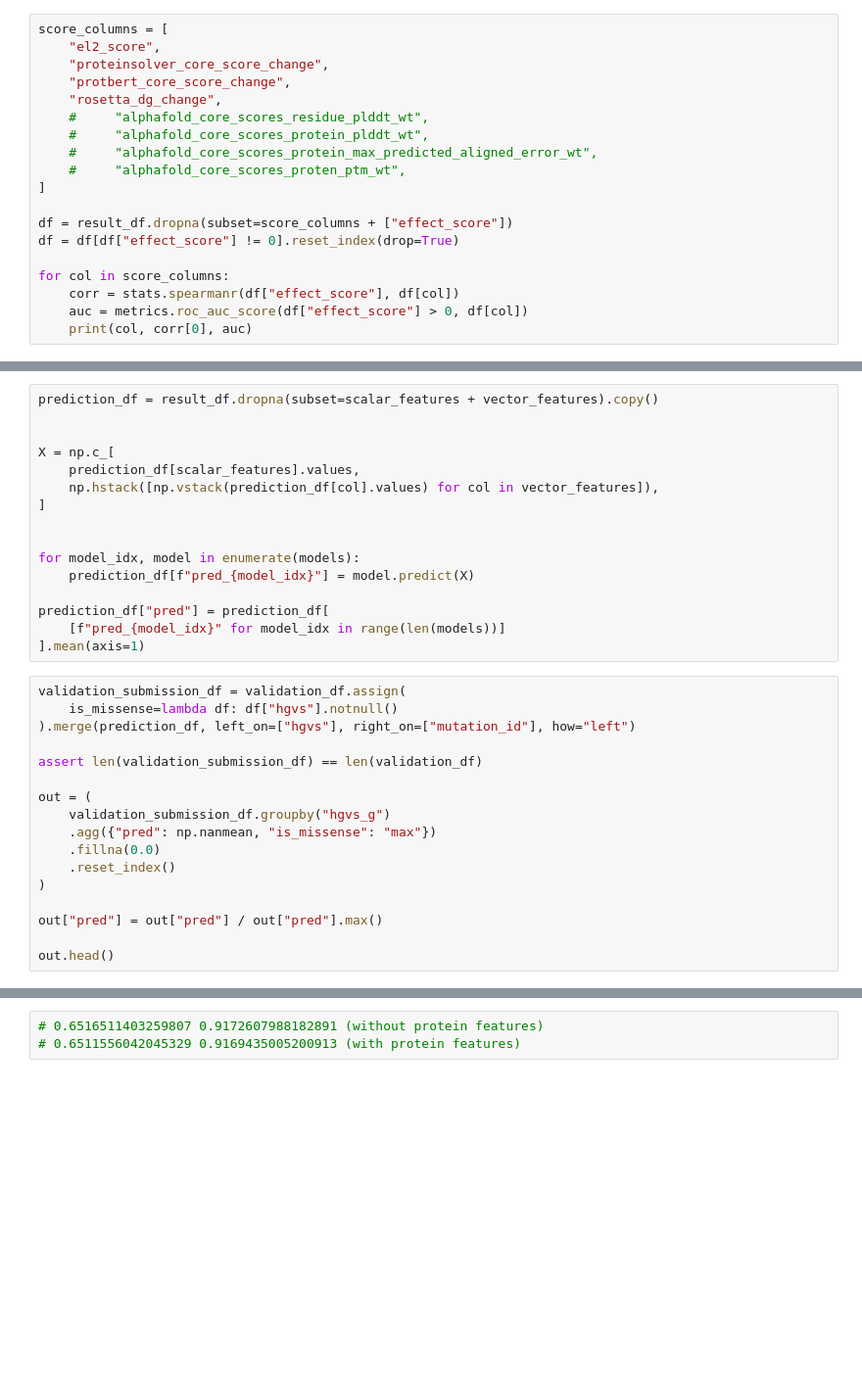
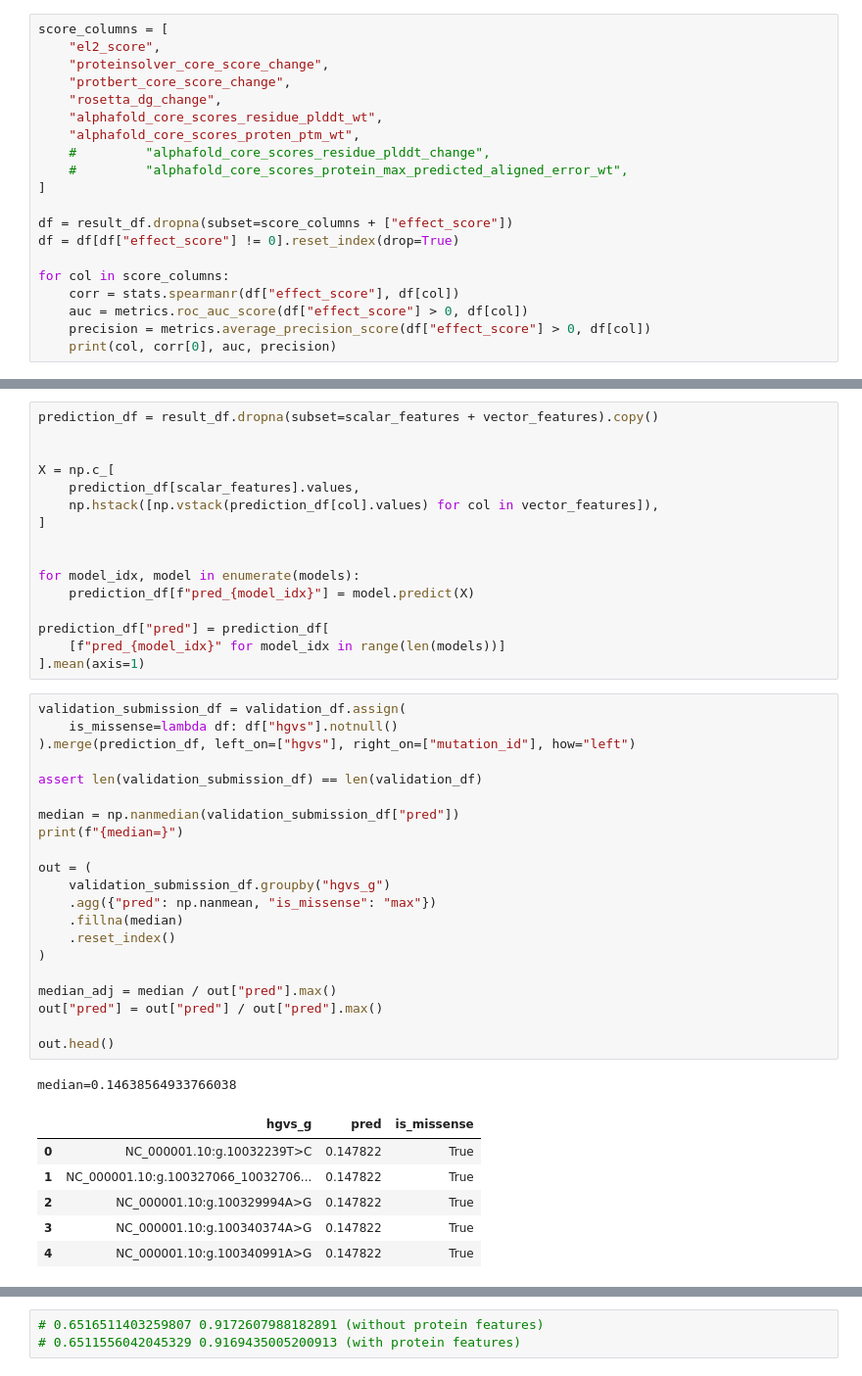
Before and after one commit to elaspic/cagi6-submission, a Jupyter notebook: notebooks/38_cagi6_sherloc_train_model.ipynb, the cells around one changed output, grey strips where cells are left out. Shown at 98% size. Cells and saved outputs as stored; diff of their text form; blank space fills up the shorter version.

```diff
--- a/notebooks/38_cagi6_sherloc_train_model.ipynb
+++ b/notebooks/38_cagi6_sherloc_train_model.ipynb
@@ -187,10 +249,10 @@ score_columns = [
     "proteinsolver_core_score_change",
     "protbert_core_score_change",
     "rosetta_dg_change",
-    #     "alphafold_core_scores_residue_plddt_wt",
-    #     "alphafold_core_scores_protein_plddt_wt",
-    #     "alphafold_core_scores_protein_max_predicted_aligned_error_wt",
-    #     "alphafold_core_scores_proten_ptm_wt",
+    "alphafold_core_scores_residue_plddt_wt",
+    "alphafold_core_scores_proten_ptm_wt",
+    #         "alphafold_core_scores_residue_plddt_change",
+    #         "alphafold_core_scores_protein_max_predicted_aligned_error_wt",
 ]
 
 df = result_df.dropna(subset=score_columns + ["effect_score"])
@@ -199,4 +261,5 @@ df = df[df["effect_score"] != 0].reset_index(drop=True)
 for col in score_columns:
     corr = stats.spearmanr(df["effect_score"], df[col])
     auc = metrics.roc_auc_score(df["effect_score"] > 0, df[col])
-    print(col, corr[0], auc)
+    precision = metrics.average_precision_score(df["effect_score"] > 0, df[col])
+    print(col, corr[0], auc, precision)
@@ -499,18 +640,30 @@ prediction_df["pred"] = prediction_df[
 # %%
 validation_submission_df = validation_df.assign(
     is_missense=lambda df: df["hgvs"].notnull()
 ).merge(prediction_df, left_on=["hgvs"], right_on=["mutation_id"], how="left")
 
 assert len(validation_submission_df) == len(validation_df)
 
+median = np.nanmedian(validation_submission_df["pred"])
+print(f"{median=}")
+
 out = (
     validation_submission_df.groupby("hgvs_g")
     .agg({"pred": np.nanmean, "is_missense": "max"})
-    .fillna(0.0)
+    .fillna(median)
     .reset_index()
 )
 
+median_adj = median / out["pred"].max()
 out["pred"] = out["pred"] / out["pred"].max()
 
 out.head()
+# %% [output]
+median=0.14638564933766038
+|  | hgvs_g | pred | is_missense |
+| 0 | NC_000001.10:g.10032239T>C | 0.147822 | True |
+| 1 | NC_000001.10:g.100327066_10032706... | 0.147822 | True |
+| 2 | NC_000001.10:g.100329994A>G | 0.147822 | True |
+| 3 | NC_000001.10:g.100340374A>G | 0.147822 | True |
+| 4 | NC_000001.10:g.100340991A>G | 0.147822 | True |
 # %%
```
Also changed, not shown: parts of 29 cells of this notebook.
